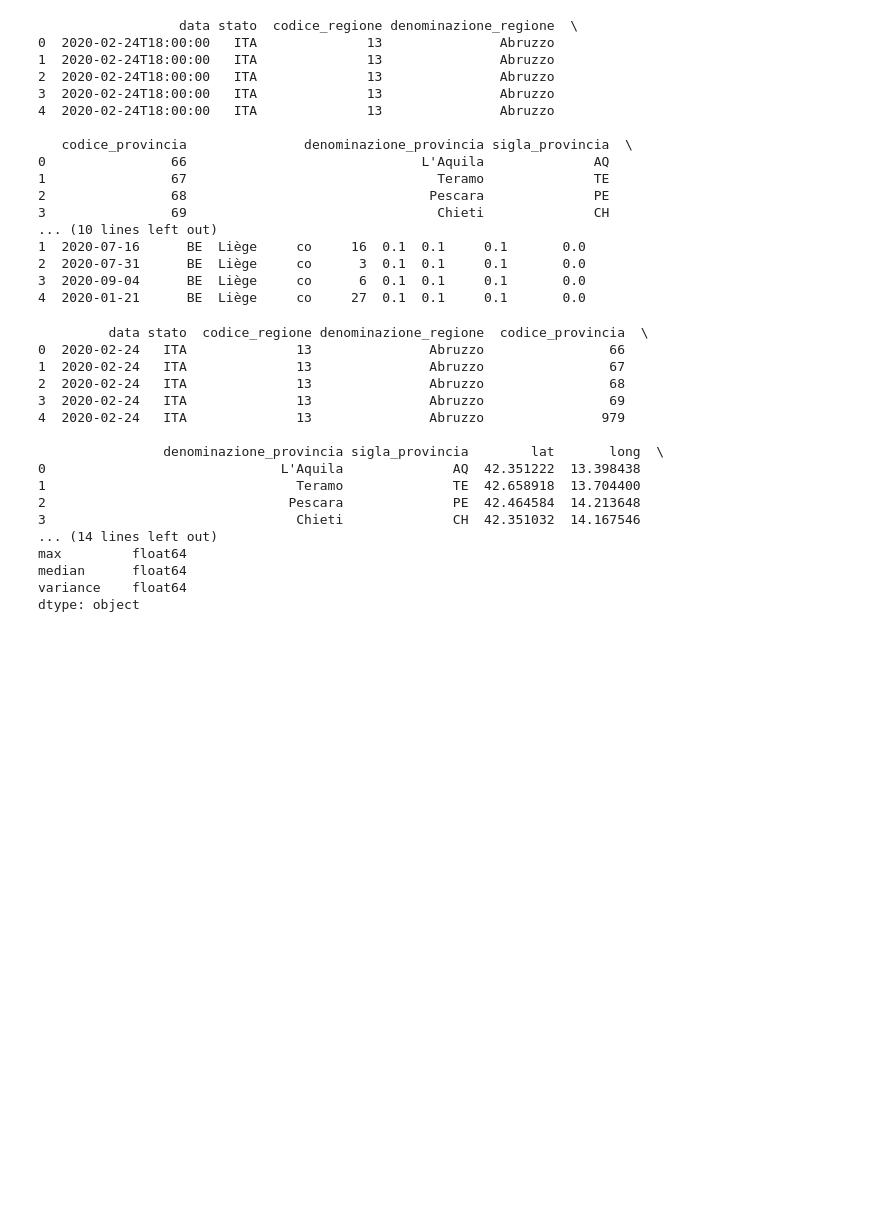
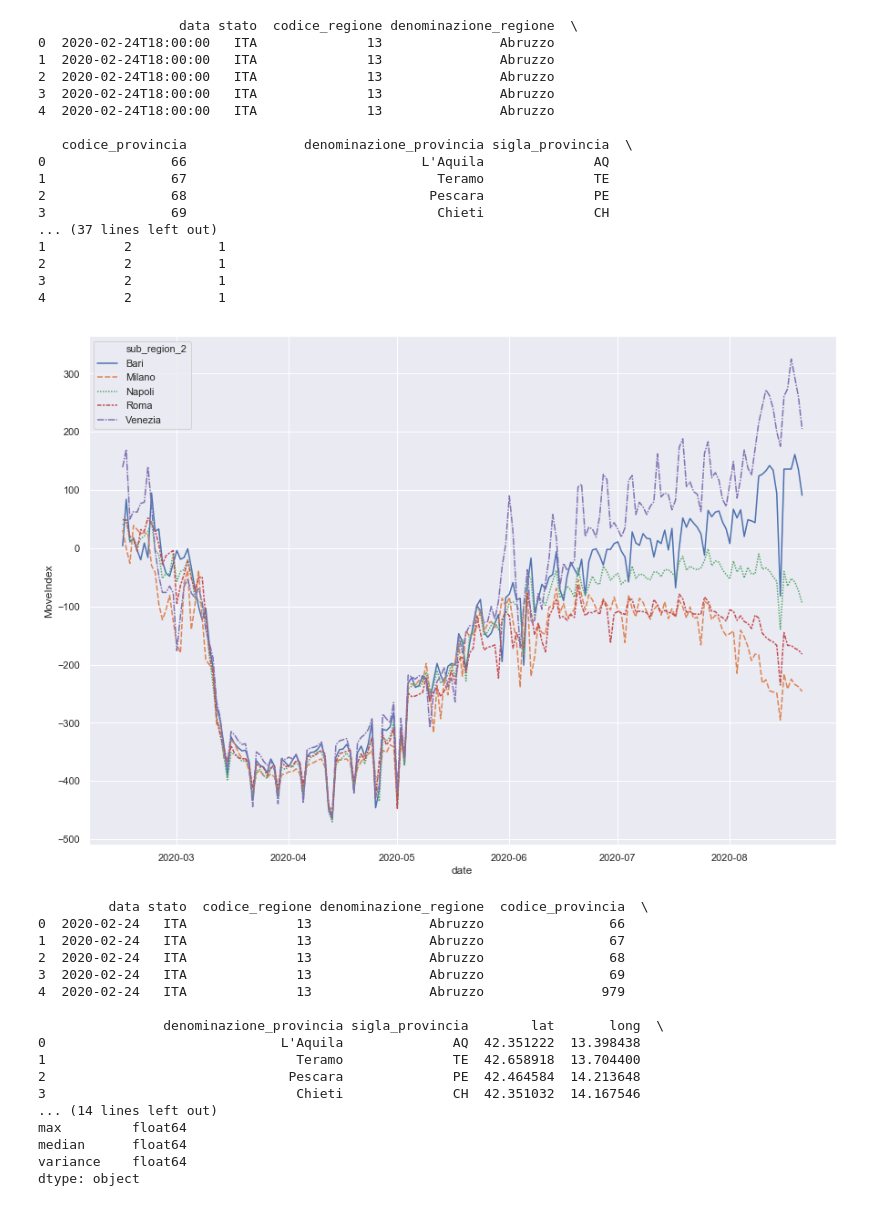
Before and after one commit to zirafel/covid_analysis, a Jupyter notebook: covid_air_quality/preprocessing.ipynb, the cells around one changed output. Drawn from its saved outputs; the diff is of its cells as text; code cells hidden in the pictures; blank space fills up the shorter version.

Commit message:
added MoveIndex

```diff
--- a/covid_air_quality/preprocessing.ipynb
+++ b/covid_air_quality/preprocessing.ipynb
@@ -6,6 +6,9 @@ print(df_covid_cases.head())
 #import environmental air quality data
 df_air_data = pd.read_csv('../datasets/waqi-covid19-airqualitydata-2020.csv',delimiter=',', keep_default_na=False, na_values=[''])
 print(df_air_data.head())
+# import movements percentage
+df_moves = pd.read_csv('../datasets/Global_Mobility_Report.csv',delimiter=',', keep_default_na=False, na_values=[''], dtype='unicode')
+print(df_moves.head())
 # %% [output]
                   data stato  codice_regione denominazione_regione  \
 0  2020-02-24T18:00:00   ITA              13               Abruzzo
@@ -19,8 +22,8 @@ print(df_air_data.head())
 1                67                                Teramo              TE
 2                68                               Pescara              PE
 3                69                                Chieti              CH
-... (10 lines left out)
-1  2020-07-16      BE  Liège     co     16  0.1  0.1     0.1       0.0
-2  2020-07-31      BE  Liège     co      3  0.1  0.1     0.1       0.0
-3  2020-09-04      BE  Liège     co      6  0.1  0.1     0.1       0.0
-4  2020-01-21      BE  Liège     co     27  0.1  0.1     0.1       0.0
+... (37 lines left out)
+1          2           1
+2          2           1
+3          2           1
+4          2           1
@@ -27 +109,13 @@ print(df_air_data.head())
+# %%
+#Plot MoveIndex
+import seaborn as sns; sns.set()
+import matplotlib.pyplot as plt
+sns.set(rc={'figure.figsize':(14.7,10.27)})
+df_moves_final = df_moves_final.loc[df_moves_final['sub_region_2'].isin(['Venezia','Milano','Roma','Napoli','Bari'])]
+df_moves_final.MoveIndex = df_moves_final.MoveIndex.astype(float)
+df_moves_final.residential = df_moves_final.residential.astype(float)
+ax = sns.lineplot(x="date", y="MoveIndex", hue="sub_region_2", style="sub_region_2",
+                  data=df_moves_final)
+# %% [output]
+[figure, added]
 # %%
```
Also changed, not shown: parts of 5 cells of this notebook, 2 other files.
